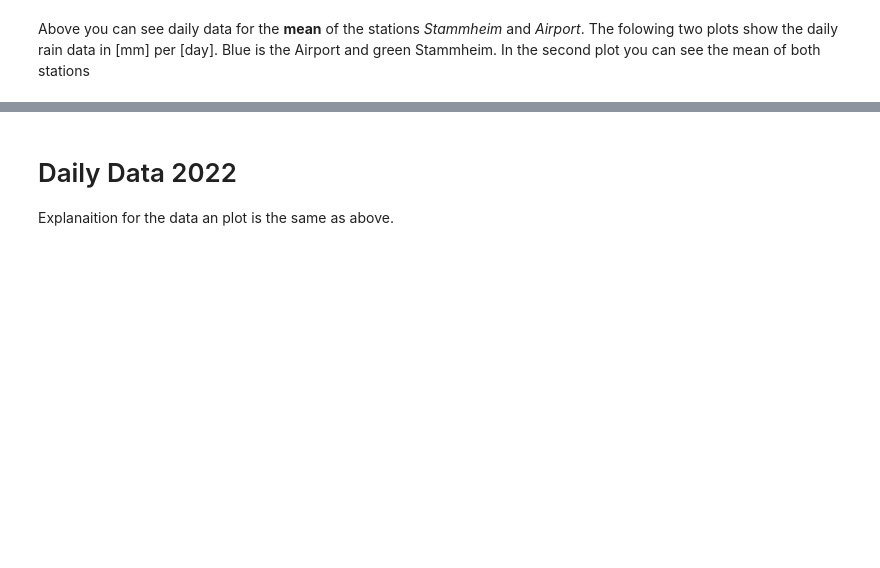
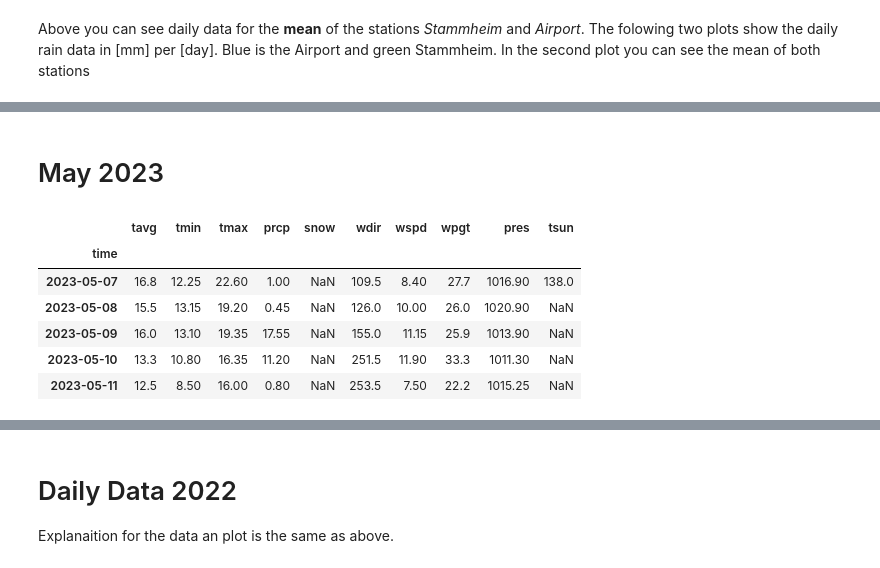
Before and after one commit to JonasLeininger/cologne-percipitation, a Jupyter notebook: cologne_percipitation/notebooks/weather_cologne.ipynb, the cells around one changed output, grey strips where cells are left out. Saved outputs shown, nothing was run; the diff lists cells and outputs as text; code cells hidden in the pictures; blank space fills up the shorter version.

```diff
--- a/cologne_percipitation/notebooks/weather_cologne.ipynb
+++ b/cologne_percipitation/notebooks/weather_cologne.ipynb
@@ -75,0 +76,15 @@ plot_2station_percipitation_per_day(stammheim, airport)
+# %% [markdown]
+# May 2023
+# %%
+start = datetime(2023, 5, 1)
+end = datetime.now()
+airport, stammheim, mean = twoWeatherStations.get_data_in_time_interval(start, end)
+mean.tail()
+# %% [output]
+|  | tavg | tmin | tmax | prcp | snow | wdir | wspd | wpgt | pres | tsun |
+| time |  |  |  |  |  |  |  |  |  |  |
+| 2023-05-07 | 16.8 | 12.25 | 22.60 | 1.00 | NaN | 109.5 | 8.40 | 27.7 | 1016.90 | 138.0 |
+| 2023-05-08 | 15.5 | 13.15 | 19.20 | 0.45 | NaN | 126.0 | 10.00 | 26.0 | 1020.90 | NaN |
+| 2023-05-09 | 16.0 | 13.10 | 19.35 | 17.55 | NaN | 155.0 | 11.15 | 25.9 | 1013.90 | NaN |
+| 2023-05-10 | 13.3 | 10.80 | 16.35 | 11.20 | NaN | 251.5 | 11.90 | 33.3 | 1011.30 | NaN |
+| 2023-05-11 | 12.5 | 8.50 | 16.00 | 0.80 | NaN | 253.5 | 7.50 | 22.2 | 1015.25 | NaN |
```
Also changed, not shown: parts of 4 cells of this notebook, 5 other files.
